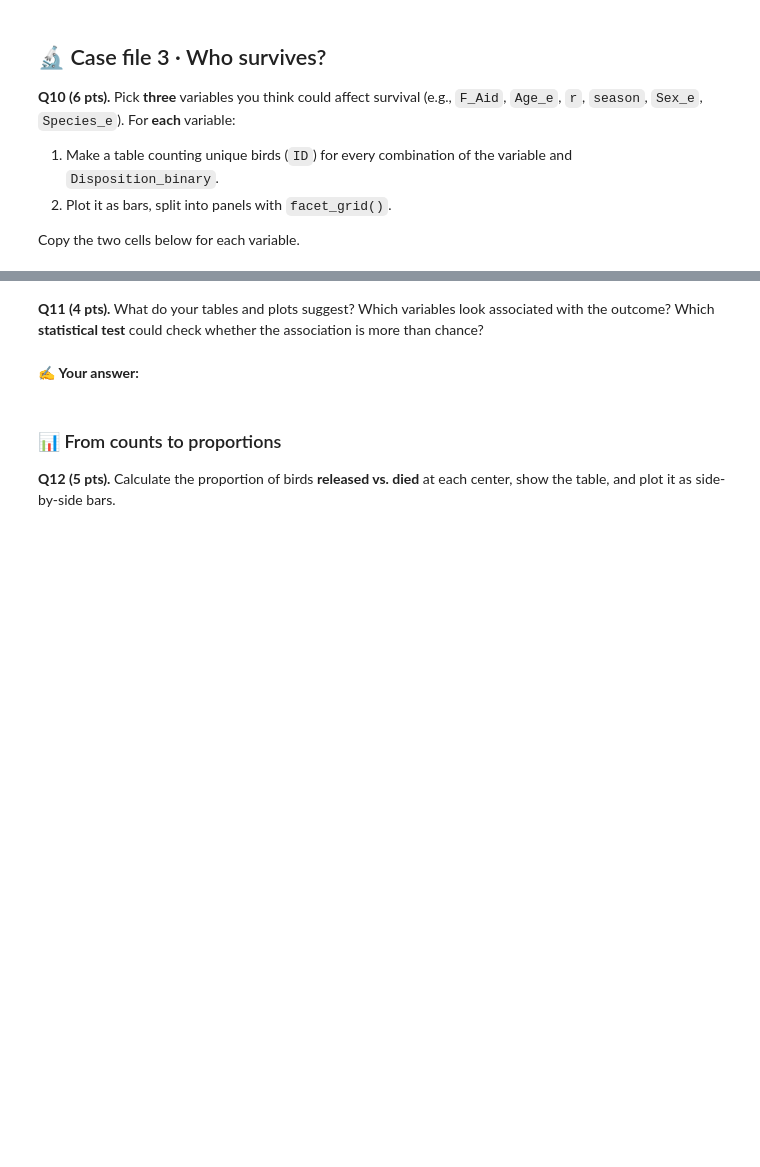
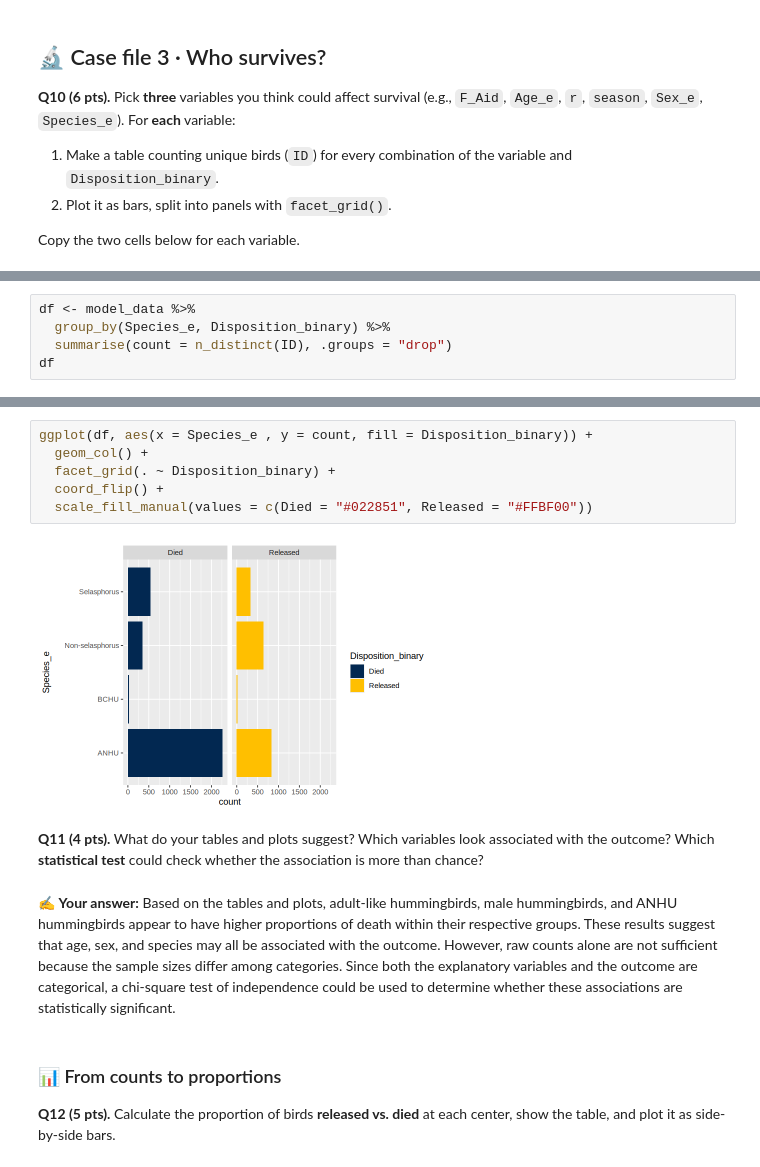
Before and after one commit to YifeiWang-MPVM-200/MPM_200_YifeiWang, a Jupyter notebook: Code/assignment_1_will__hummers_survive.ipynb, the cells around one changed output, grey strips where cells are left out. Drawn from its saved outputs; the diff is of its cells as text; blank space fills up the shorter version.

```diff
--- a/Code/assignment_1_will__hummers_survive.ipynb
+++ b/Code/assignment_1_will__hummers_survive.ipynb
@@ -155,0 +283,5 @@ ggplot(df, aes(x = ____, y = count, fill = Disposition_binary)) +
+# %%
+df <- model_data %>%
+  group_by(Species_e, Disposition_binary) %>%
+  summarise(count = n_distinct(ID), .groups = "drop")
+df
@@ -156,7 +300,15 @@ ggplot(df, aes(x = ____, y = count, fill = Disposition_binary)) +
+# %%
+ggplot(df, aes(x = Species_e , y = count, fill = Disposition_binary)) +
+  geom_col() +
+  facet_grid(. ~ Disposition_binary) +
+  coord_flip() +
+  scale_fill_manual(values = c(Died = "#022851", Released = "#FFBF00"))
+# %% [output]
+[figure, added]
 # %% [markdown]
 **Q11 (4 pts).** What do your tables and plots suggest? Which variables look associated with the outcome? Which **statistical test** could check whether the association is more than chance?
 # %% [markdown]
-✍️ **Your answer:**
+✍️ **Your answer:** Based on the tables and plots, adult-like hummingbirds, male hummingbirds, and ANHU hummingbirds appear to have higher proportions of death within their respective groups. These results suggest that age, sex, and species may all be associated with the outcome. However, raw counts alone are not sufficient because the sample sizes differ among categories. Since both the explanatory variables and the outcome are categorical, a chi-square test of independence could be used to determine whether these associations are statistically significant.
 # %% [markdown]
 ### 📊 From counts to proportions
 **Q12 (5 pts).** Calculate the proportion of birds **released vs. died** at each center, show the table, and plot it as side-by-side bars.
```
Also changed, not shown: parts of 38 cells of this notebook.
